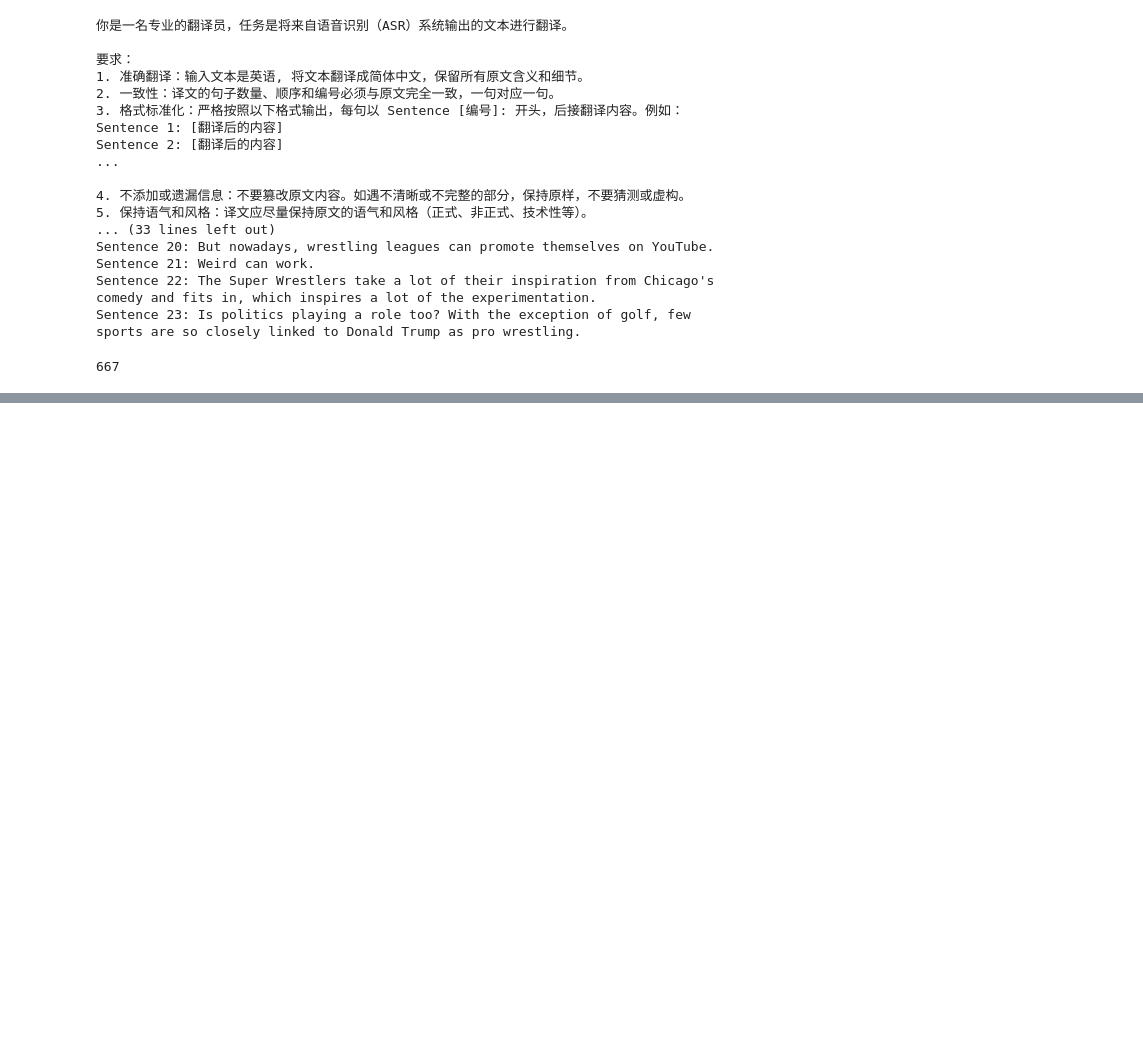
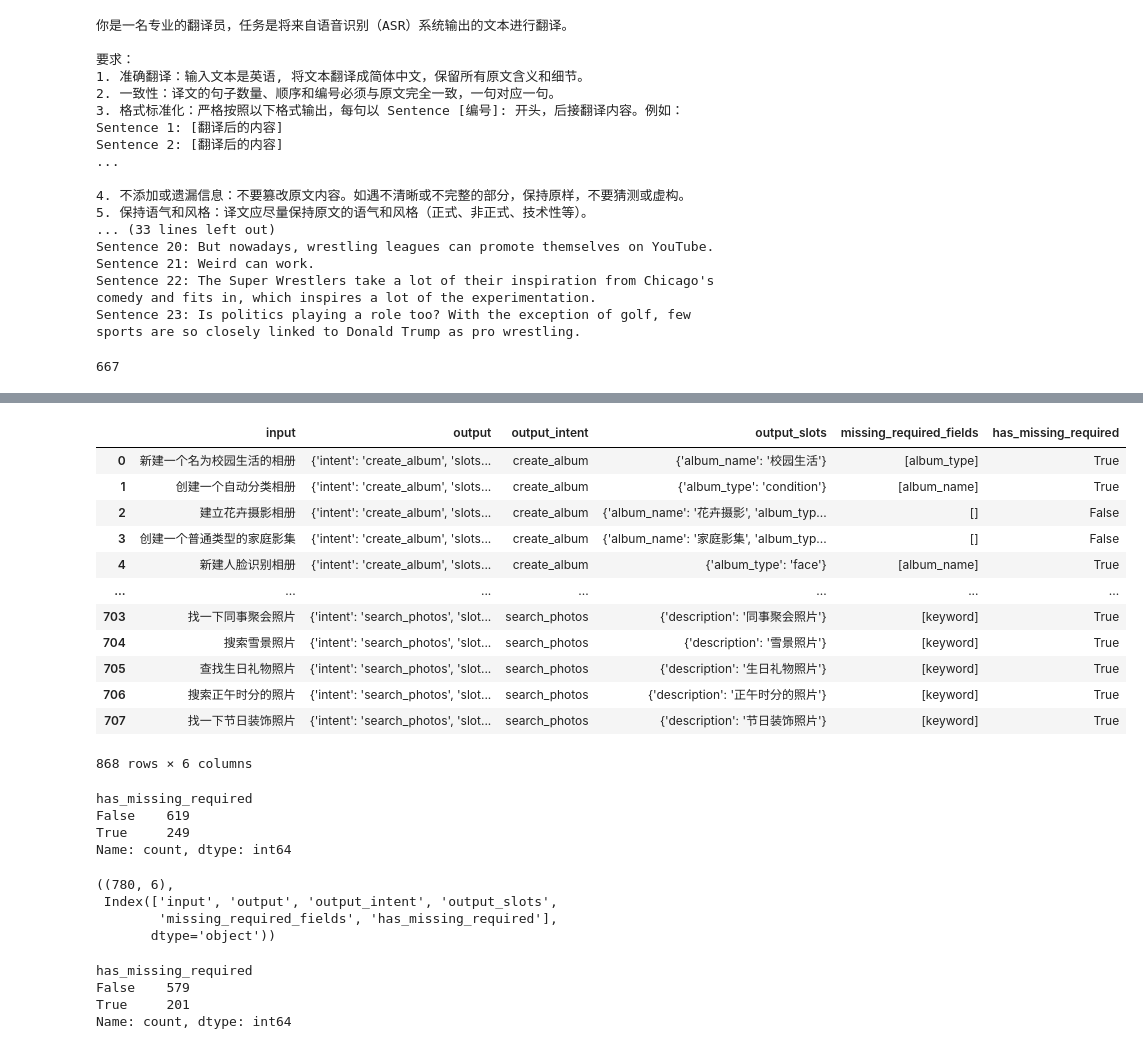
Before and after one commit to diqiuzhuanzhuan/openllm_func_call_synthesizer, a Jupyter notebook: src/openllm_func_call_synthesizer/data_process/data_process_utils.ipynb, the cells around one changed output, grey strips where cells are left out. Cells and saved outputs as stored; diff of their text form; code cells hidden in the pictures; blank space fills up the shorter version.

```diff
--- a/src/openllm_func_call_synthesizer/data_process/data_process_utils.ipynb
+++ b/src/openllm_func_call_synthesizer/data_process/data_process_utils.ipynb
@@ -2328,0 +6235,2 @@ tokenize_lens(all_text)
+# %%
+all_df = pd.concat([final_combined_df_merge, final_combined_df_null_fixed], axis=0)
@@ -2328,0 +6351,16 @@ tokenize_lens(all_text)
+# %%
+final_combined_df_2
+# %% [output]
+|  | input | output | output_intent | output_slots | missing_required_fields | has_missing_required |
+| 0 | 新建一个名为校园生活的相册 | {'intent': 'create_album', 'slots... | create_album | {'album_name': '校园生活'} | [album_type] | True |
+| 1 | 创建一个自动分类相册 | {'intent': 'create_album', 'slots... | create_album | {'album_type': 'condition'} | [album_name] | True |
+| 2 | 建立花卉摄影相册 | {'intent': 'create_album', 'slots... | create_album | {'album_name': '花卉摄影', 'album_typ... | [] | False |
+| 3 | 创建一个普通类型的家庭影集 | {'intent': 'create_album', 'slots... | create_album | {'album_name': '家庭影集', 'album_typ... | [] | False |
+| 4 | 新建人脸识别相册 | {'intent': 'create_album', 'slots... | create_album | {'album_type': 'face'} | [album_name] | True |
+| ... | ... | ... | ... | ... | ... | ... |
+| 703 | 找一下同事聚会照片 | {'intent': 'search_photos', 'slot... | search_photos | {'description': '同事聚会照片'} | [keyword] | True |
+| 704 | 搜索雪景照片 | {'intent': 'search_photos', 'slot... | search_photos | {'description': '雪景照片'} | [keyword] | True |
+| 705 | 查找生日礼物照片 | {'intent': 'search_photos', 'slot... | search_photos | {'description': '生日礼物照片'} | [keyword] | True |
+| 706 | 搜索正午时分的照片 | {'intent': 'search_photos', 'slot... | search_photos | {'description': '正午时分的照片'} | [keyword] | True |
+| 707 | 找一下节日装饰照片 | {'intent': 'search_photos', 'slot... | search_photos | {'description': '节日装饰照片'} | [keyword] | True |
+868 rows × 6 columns
@@ -2328,0 +6373,15 @@ tokenize_lens(all_text)
+# %%
+final_combined_df_2['has_missing_required'].value_counts()
+# %% [output]
+has_missing_required
+False    619
+True     249
+Name: count, dtype: int64
+# %%
+final_combined_df_3 = final_combined_df_2.drop_duplicates(subset=['input', 'output_intent'])
+final_combined_df_3.shape, final_combined_df_3.columns
+# %% [output]
+((780, 6),
+ Index(['input', 'output', 'output_intent', 'output_slots',
+        'missing_required_fields', 'has_missing_required'],
+       dtype='object'))
@@ -2328,0 +6390,7 @@ tokenize_lens(all_text)
+# %%
+final_combined_df_3['has_missing_required'].value_counts()
+# %% [output]
+has_missing_required
+False    579
+True     201
+Name: count, dtype: int64
```
Also changed, not shown: parts of 35 cells of this notebook, 3 other files.
